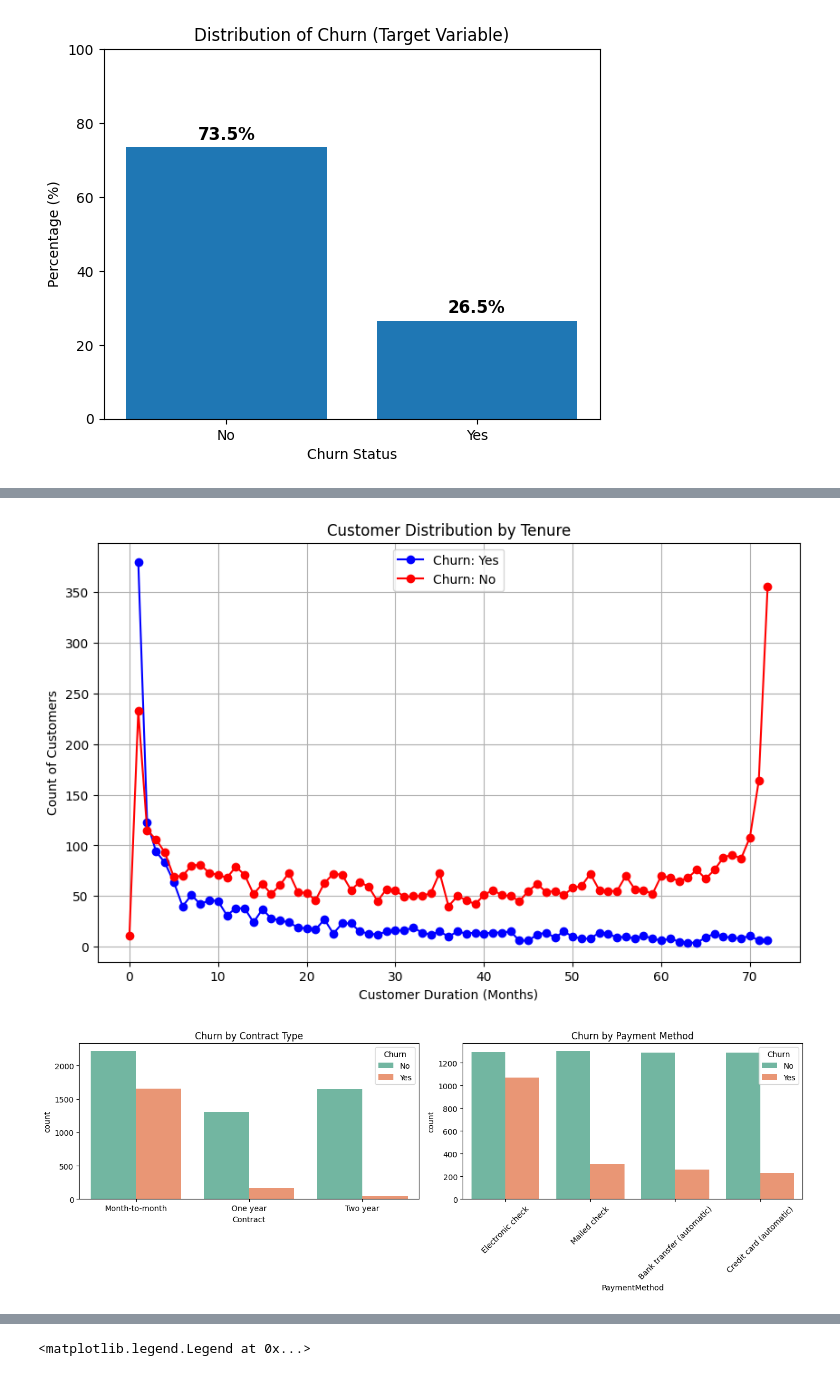
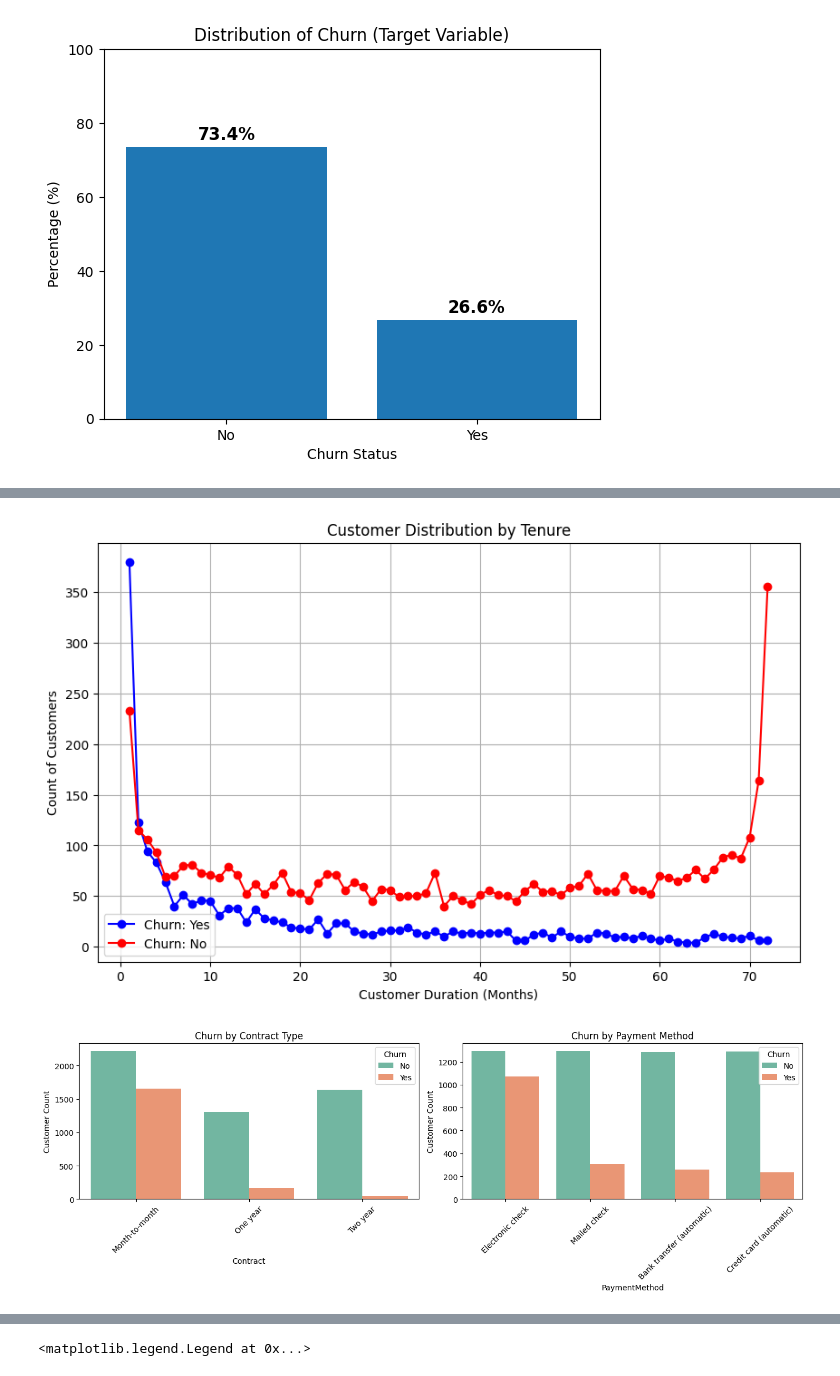
Before and after one commit to Chinthaka-Sharuna/Telco-Customer-Churn-Prediction-System, a Jupyter notebook: Telco_Customer_Churn_Prediction_System.ipynb, the cells around one changed output, grey strips where cells are left out. Drawn from its saved outputs; the diff is of its cells as text; code cells hidden in the pictures.

```diff
--- a/Telco_Customer_Churn_Prediction_System.ipynb
+++ b/Telco_Customer_Churn_Prediction_System.ipynb
@@ -11,5 +16,5 @@ Read the Dataset
 # %%
-data=pd.read_csv('/content/Telco Customer Churn.csv')
+data=pd.read_csv('/content/drive/MyDrive/Colab Notebooks/Telco Customer Churn.csv')
 data.head()
 # %% [output]
 |  | customerID | gender | SeniorCitizen | Partner | Dependents | tenure | PhoneService | MultipleLines | ... |
@@ -378,0 +412,6 @@ dtype: float64
+# %%
+#delete the columns which is CustomerDuration equal to 0
+rows_to_drop = data[data['CustomerDuration'] == 0].index
+data.drop(rows_to_drop, axis=0, inplace=True)
+print(len(rows_to_drop)," Deleted ")
+rows_to_drop
@@ -448,4 +507,5 @@ plt.show()
 # %%
+#1.Create the data seys
 churned_yes_data = data[data['Churn'] == 'Yes']
 duration_counts_yes = churned_yes_data['CustomerDuration'].value_counts().sort_index()
 
@@ -465,23 +525,27 @@ plt.grid(True)
 plt.legend()
 plt.show()
 # %% [output]
-[figure, old version]
+[figure, new version]
 # %%
 fig, axes = plt.subplots(1, 2, figsize=(14, 5))
 
 # Graph 1: Contract Type
 sns.countplot(x='Contract', hue='Churn', data=data, palette='Set2', ax=axes[0])
 axes[0].set_title('Churn by Contract Type')
+axes[0].set_ylabel('Customer Count')
+axes[0].tick_params(axis='x', rotation=45)
 
 # Graph 2: Payment Method
 sns.countplot(x='PaymentMethod', hue='Churn', data=data, palette='Set2', ax=axes[1])
 axes[1].set_title('Churn by Payment Method')
-axes[1].tick_params(axis='x', rotation=45) # Rotate labels to fit
+axes[1].tick_params(axis='x', rotation=45)
+axes[1].set_ylabel('Customer Count')
+axes[1].tick_params(axis='x', rotation=45)
 
 plt.tight_layout()
 plt.show()
 # %% [output]
-[figure, old version]
+[figure, new version]
 # %%
 df_copy=data.copy()
 df_copy['Churn'].value_counts()
```
Also changed, not shown: parts of 40 cells of this notebook.
